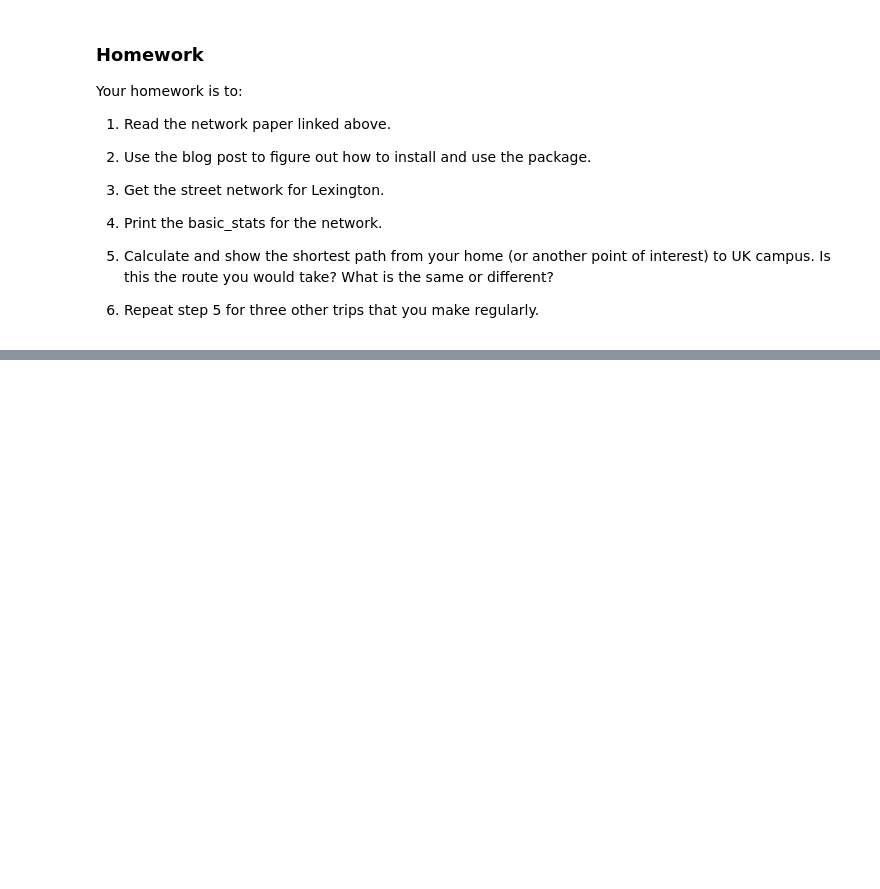
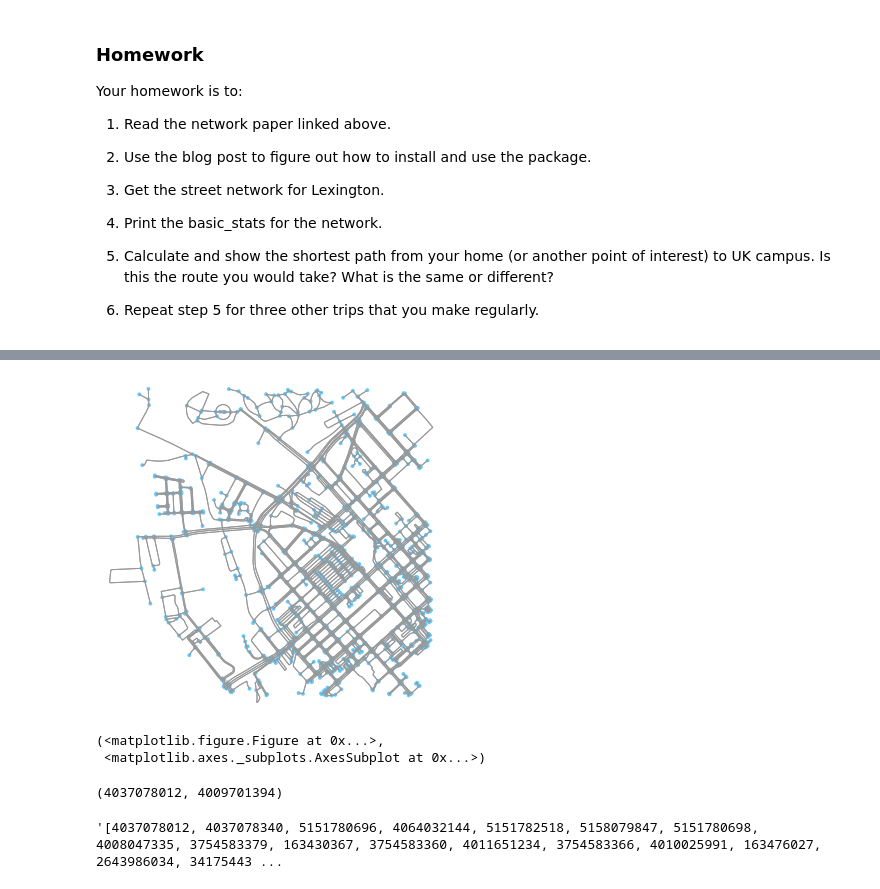
Before and after one commit to awob222/ce599, a Jupyter notebook: 17-Networks 2/Networks_OSM.ipynb, the cells around one changed output, grey strips where cells are left out. Saved outputs shown, nothing was run; the diff lists cells and outputs as text; code cells hidden in the pictures; blank space fills up the shorter version.

Commit message:
Shortest Route

```diff
--- a/17-Networks 2/Networks_OSM.ipynb
+++ b/17-Networks 2/Networks_OSM.ipynb
@@ -40,0 +77,20 @@ ModuleNotFoundError: No module named 'osmnx'
+# %%
+maxwell = ox.graph_from_address('829 W Maxwell St, Lexington, Kentucky', network_type='walk')
+ox.plot_graph(maxwell)
+# %% [output]
+[figure, added]
+(<matplotlib.figure.Figure at 0x...>,
+ <matplotlib.axes._subplots.AxesSubplot at 0x...>)
+# %%
+home = (38.049925, -84.508366)
+uk = (38.037314, -84.505219)
+origin_node = ox.get_nearest_node(L, home)
+destination_node = ox.get_nearest_node(L, uk)
+origin_node, destination_node
+# %% [output]
+(4037078012, 4009701394)
+# %%
+route = nx.shortest_path(L, origin_node, destination_node, weight='length')
+str(route)
+# %% [output]
+'[4037078012, 4037078340, 5151780696, 4064032144, 5151782518, 5158079847, 5151780698, 4008047335, 3754583379, 163430367, 3754583360, 4011651234, 3754583366, 4010025991, 163476027, 2643986034, 34175443 ...
```
Also changed, not shown: parts of 12 cells of this notebook.
